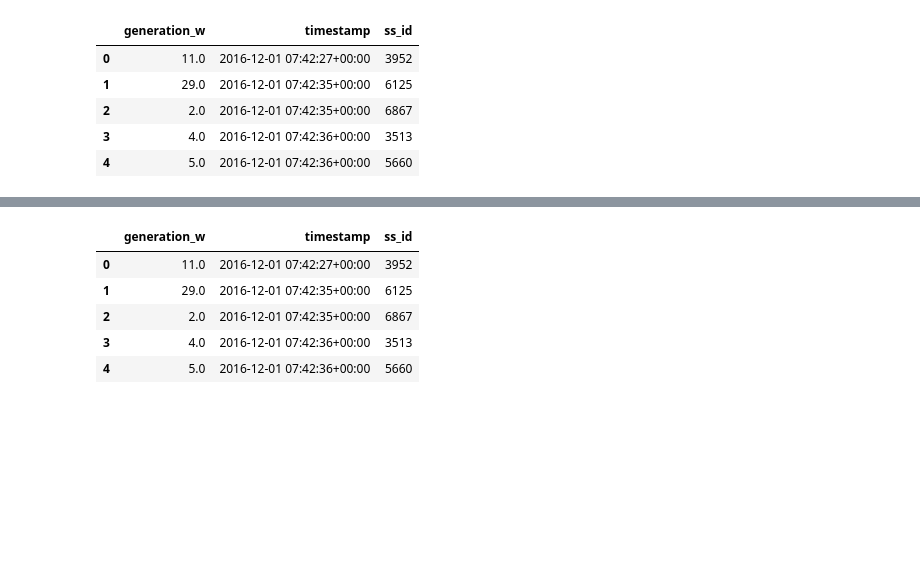
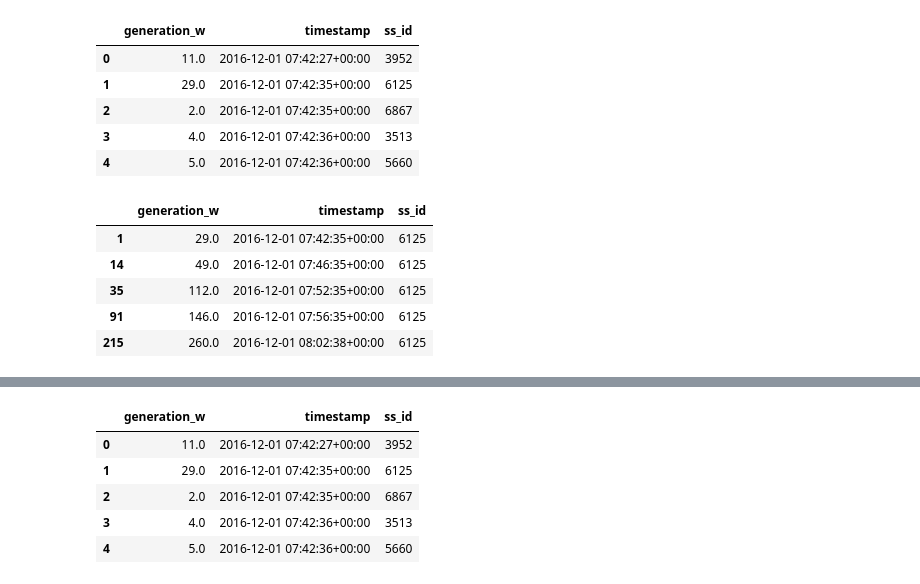
Before and after one commit to hramzan01/market, a Jupyter notebook: notebooks/supply_data.ipynb, the cells around one changed output, grey strips where cells are left out. Cells and saved outputs as stored; diff of their text form; code cells hidden in the pictures; blank space fills up the shorter version.

```diff
--- a/notebooks/supply_data.ipynb
+++ b/notebooks/supply_data.ipynb
@@ -31,4 +31,15 @@ df_energy.head()
 | 2 | 2.0 | 2016-12-01 07:42:35+00:00 | 6867 |
 | 3 | 4.0 | 2016-12-01 07:42:36+00:00 | 3513 |
 | 4 | 5.0 | 2016-12-01 07:42:36+00:00 | 5660 |
+# %%
+sample_id = 6125
+sample = df_energy[df_energy.ss_id == sample_id]
+sample.head()
+# %% [output]
+|  | generation_w | timestamp | ss_id |
+| 1 | 29.0 | 2016-12-01 07:42:35+00:00 | 6125 |
+| 14 | 49.0 | 2016-12-01 07:46:35+00:00 | 6125 |
+| 35 | 112.0 | 2016-12-01 07:52:35+00:00 | 6125 |
+| 91 | 146.0 | 2016-12-01 07:56:35+00:00 | 6125 |
+| 215 | 260.0 | 2016-12-01 08:02:38+00:00 | 6125 |
 # %%
```
Also changed, not shown: parts of 5 cells of this notebook.
